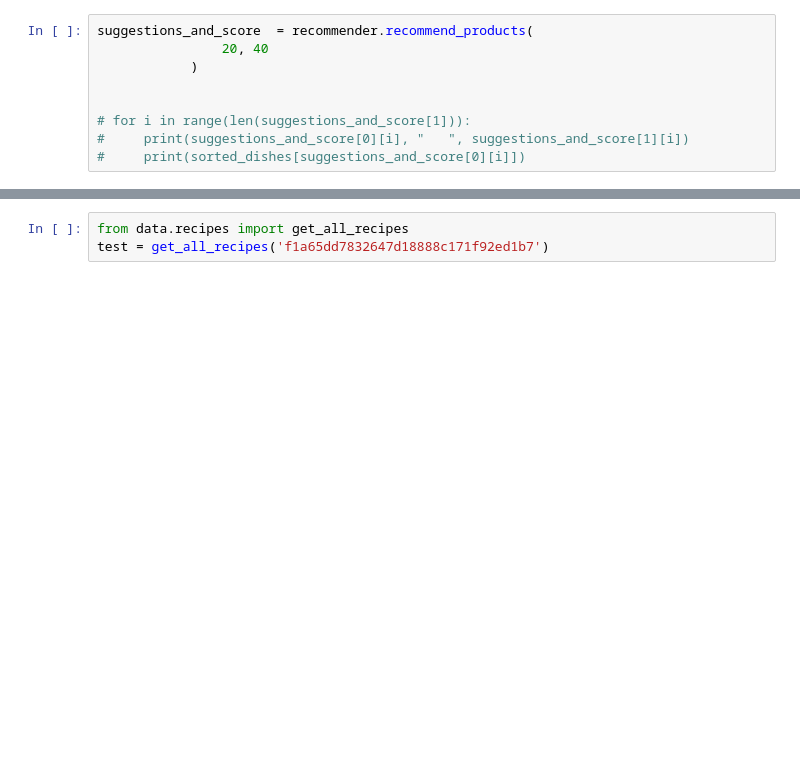
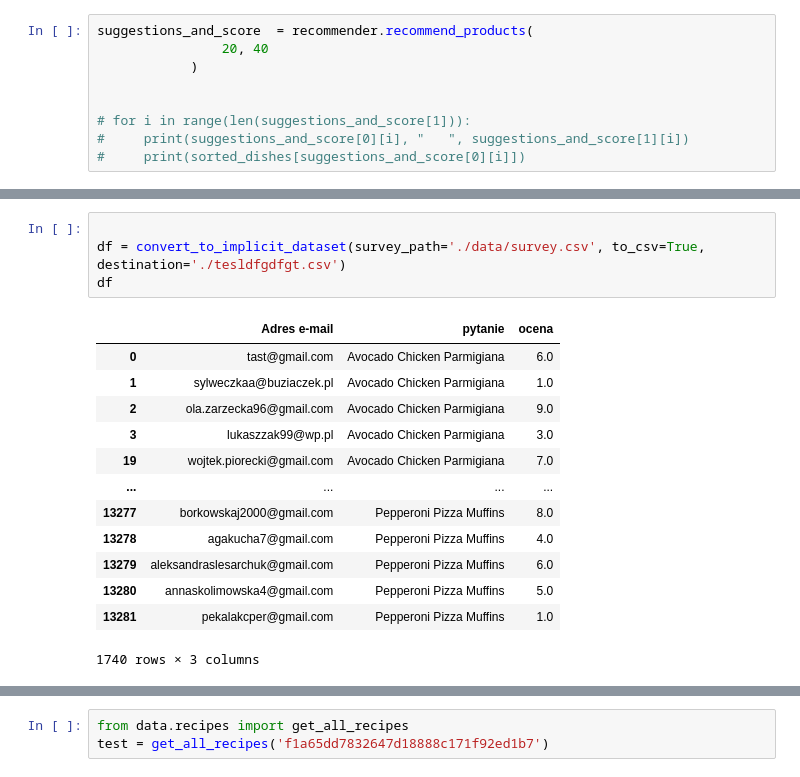
Before and after one commit to Maciekkucharski/AI_DIET_GENERATOR, a Jupyter notebook: rec_system/src/test.ipynb, the cells around one changed output, grey strips where cells are left out. Saved outputs shown, nothing was run; the diff lists cells and outputs as text; blank space fills up the shorter version.

```diff
--- a/rec_system/src/test.ipynb
+++ b/rec_system/src/test.ipynb
@@ -102,0 +139,18 @@ convert_to_implicit_dataset().to_csv('./data/ratings.csv')
+# %%
+
+df = convert_to_implicit_dataset(survey_path='./data/survey.csv', to_csv=True, destination='./tesldfgdfgt.csv')
+df
+# %% [output]
+|  | Adres e-mail | pytanie | ocena |
+| 0 | tast@gmail.com | Avocado Chicken Parmigiana | 6.0 |
+| 1 | sylweczkaa@buziaczek.pl | Avocado Chicken Parmigiana | 1.0 |
+| 2 | ola.zarzecka96@gmail.com | Avocado Chicken Parmigiana | 9.0 |
+| 3 | lukaszzak99@wp.pl | Avocado Chicken Parmigiana | 3.0 |
+| 19 | wojtek.piorecki@gmail.com | Avocado Chicken Parmigiana | 7.0 |
+| ... | ... | ... | ... |
+| 13277 | borkowskaj2000@gmail.com | Pepperoni Pizza Muffins | 8.0 |
+| 13278 | agakucha7@gmail.com | Pepperoni Pizza Muffins | 4.0 |
+| 13279 | aleksandraslesarchuk@gmail.com | Pepperoni Pizza Muffins | 6.0 |
+| 13280 | annaskolimowska4@gmail.com | Pepperoni Pizza Muffins | 5.0 |
+| 13281 | pekalakcper@gmail.com | Pepperoni Pizza Muffins | 1.0 |
+1740 rows × 3 columns
```
Also changed, not shown: parts of 8 cells of this notebook, 11 other files.
